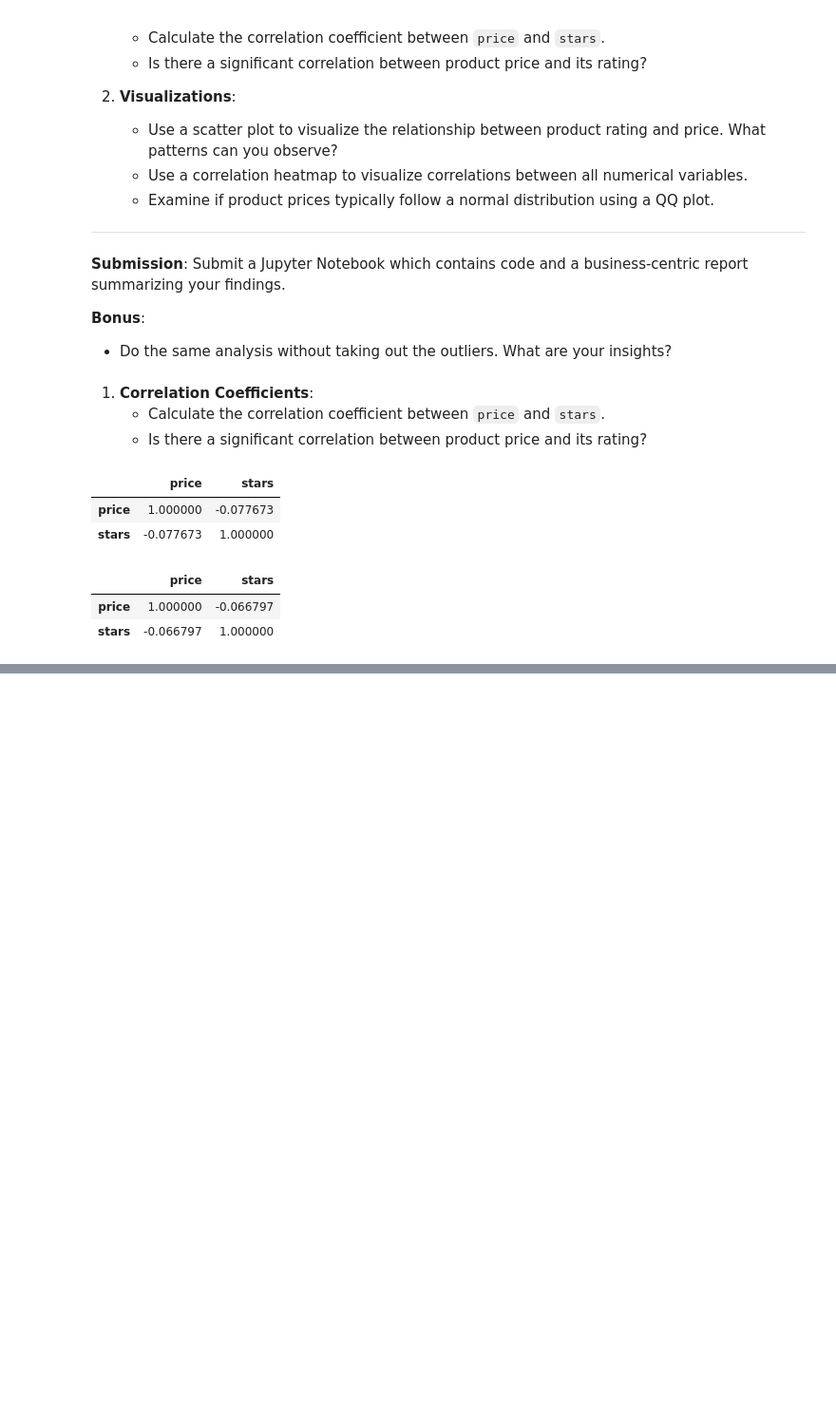
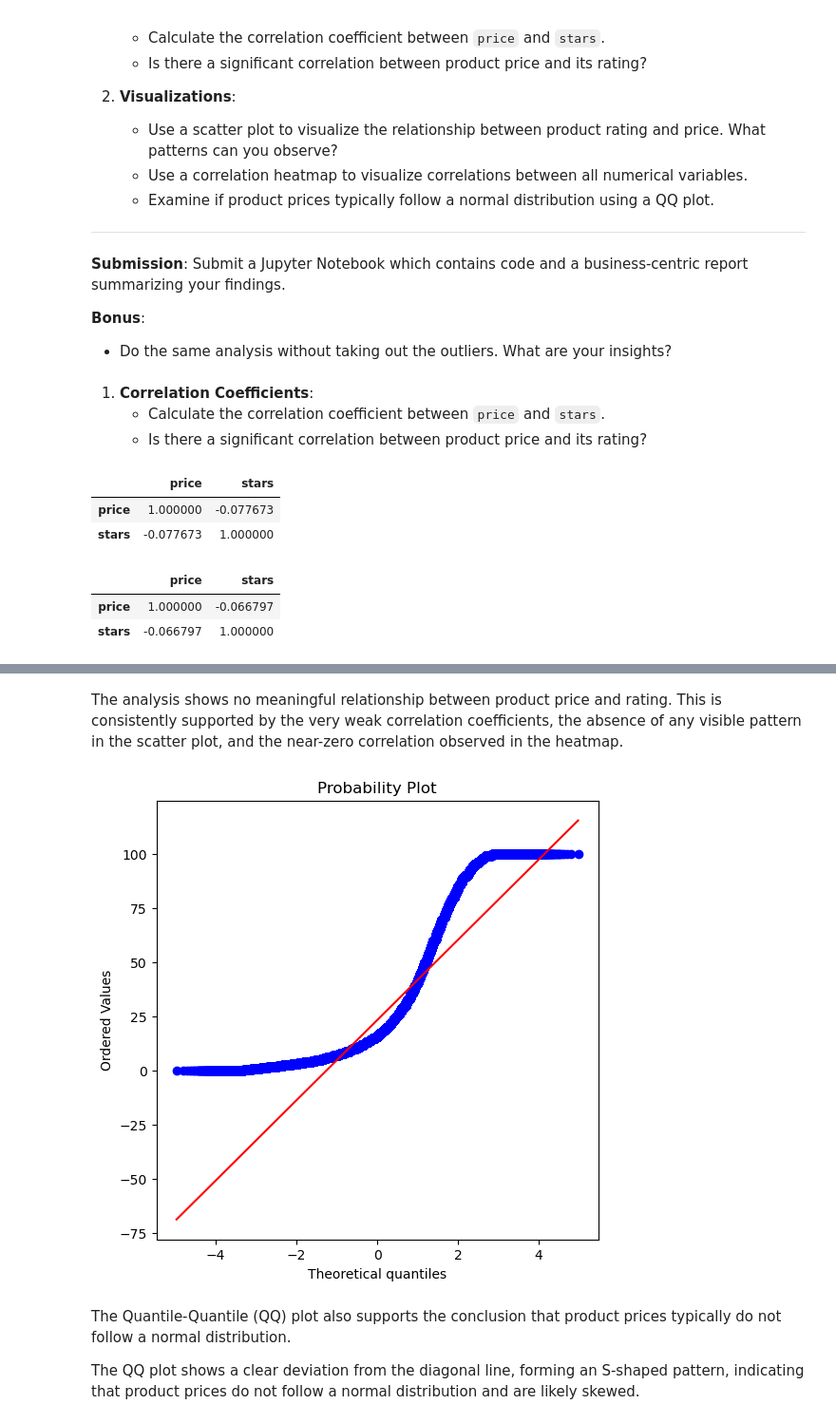
Before and after one commit to vitorferraz19/lab-eda-bivariate, a Jupyter notebook: main.ipynb, the cells around one changed output, grey strips where cells are left out. Shown at 95% size. Drawn from its saved outputs; the diff is of its cells as text; code cells hidden in the pictures; blank space fills up the shorter version.

Commit message:
Fourth update of Lab - EDA Bivariate Analysis, Week 2, Day 5

```diff
--- a/main.ipynb
+++ b/main.ipynb
@@ -557,0 +585,15 @@ df_outliers_removed[['price', 'stars']].corr(method='spearman')
+# %% [markdown]
+The analysis shows no meaningful relationship between product price and rating. This is consistently supported by the very weak correlation coefficients, the absence of any visible pattern in the scatter plot, and the near-zero correlation observed in the heatmap.
+# %%
+import scipy.stats as stats
+
+plt.figure(figsize=(6,6))
+stats.probplot(df_outliers_removed['price'], dist="norm", plot=plt)
+
+plt.show()
+# %% [output]
+[figure, added]
+# %% [markdown]
+The Quantile-Quantile (QQ) plot also supports the conclusion that product prices typically do not follow a normal distribution.
+
+The QQ plot shows a clear deviation from the diagonal line, forming an S-shaped pattern, indicating that product prices do not follow a normal distribution and are likely skewed.
```
Also changed, not shown: parts of 5 cells of this notebook.
